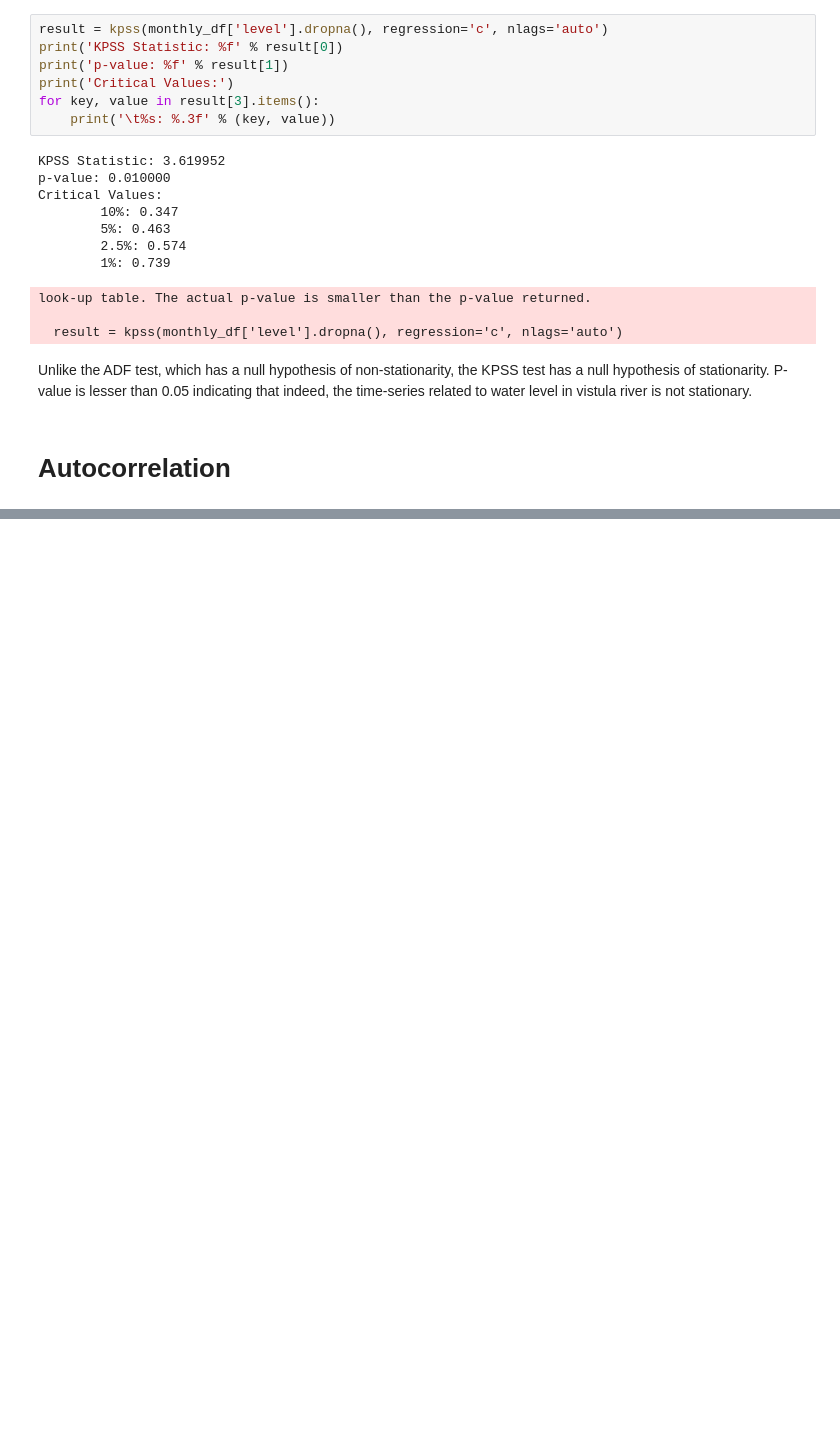
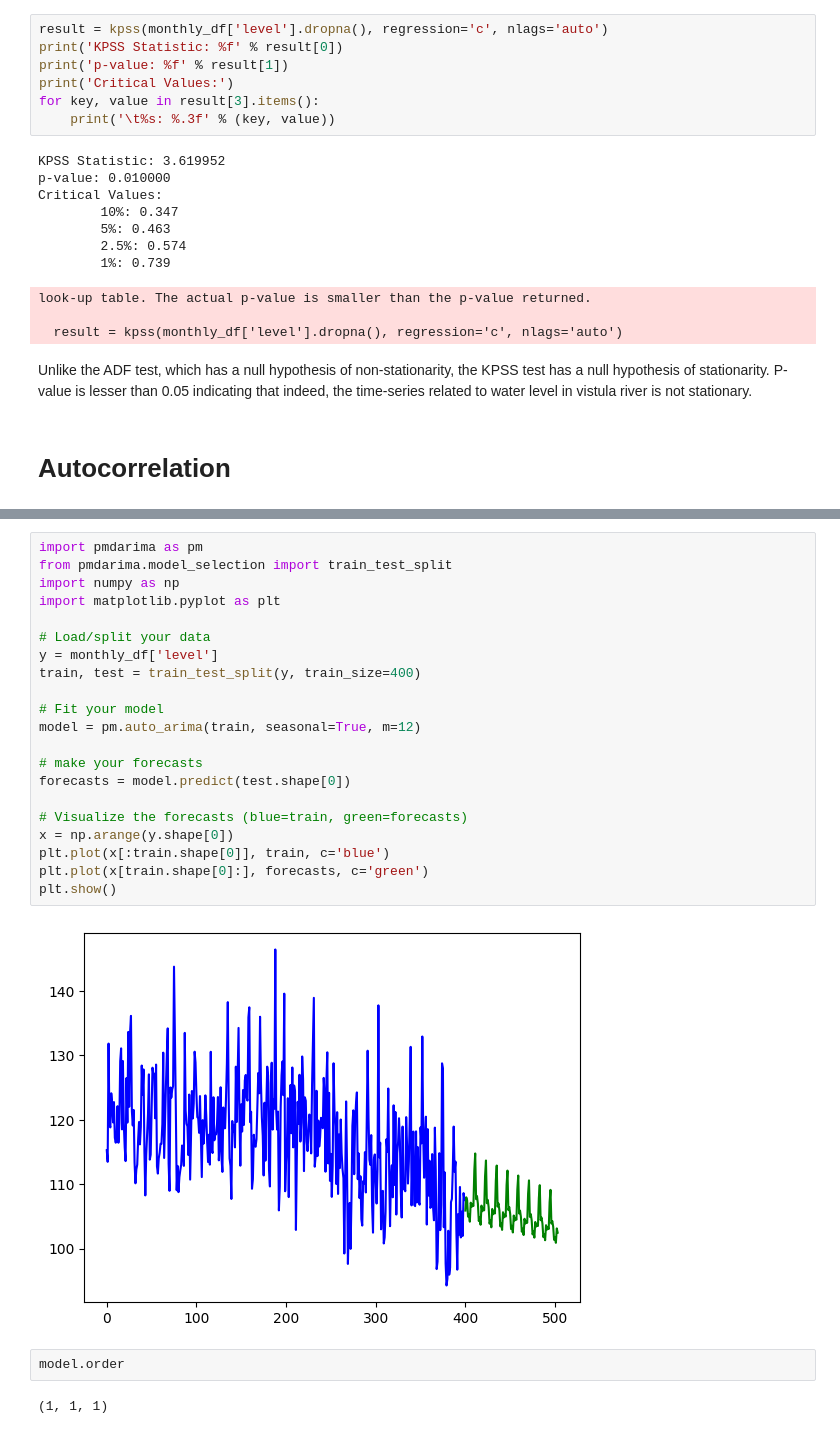
Before and after one commit to wojtas000/SMiB, a Jupyter notebook: Homework4/homework4.ipynb, the cells around one changed output, grey strips where cells are left out. Cells and saved outputs as stored; diff of their text form; blank space fills up the shorter version.

```diff
--- a/Homework4/homework4.ipynb
+++ b/Homework4/homework4.ipynb
@@ -135,0 +261,27 @@ look-up table. The actual p-value is smaller than the p-value returned.
+# %%
+import pmdarima as pm
+from pmdarima.model_selection import train_test_split
+import numpy as np
+import matplotlib.pyplot as plt
+
+# Load/split your data
+y = monthly_df['level']
+train, test = train_test_split(y, train_size=400)
+
+# Fit your model
+model = pm.auto_arima(train, seasonal=True, m=12)
+
+# make your forecasts
+forecasts = model.predict(test.shape[0])
+
+# Visualize the forecasts (blue=train, green=forecasts)
+x = np.arange(y.shape[0])
+plt.plot(x[:train.shape[0]], train, c='blue')
+plt.plot(x[train.shape[0]:], forecasts, c='green')
+plt.show()
+# %% [output]
+[figure, added]
+# %%
+model.order
+# %% [output]
+(1, 1, 1)
```
Also changed, not shown: parts of 16 cells of this notebook, 1 other file.
